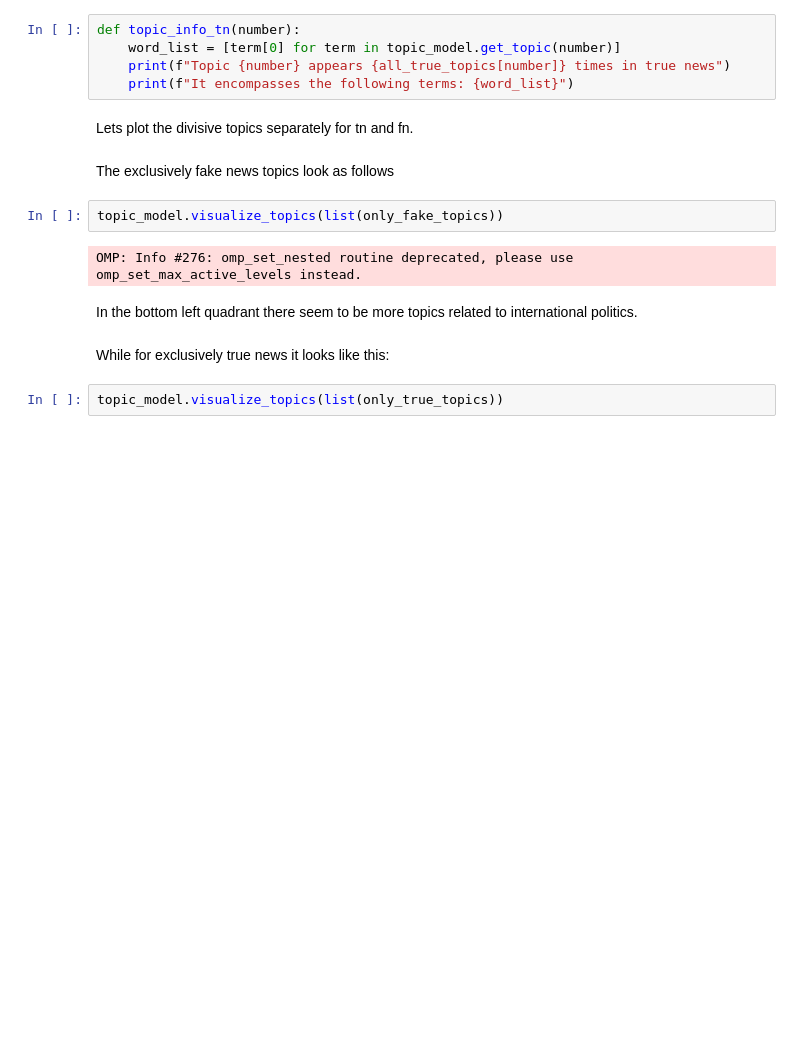
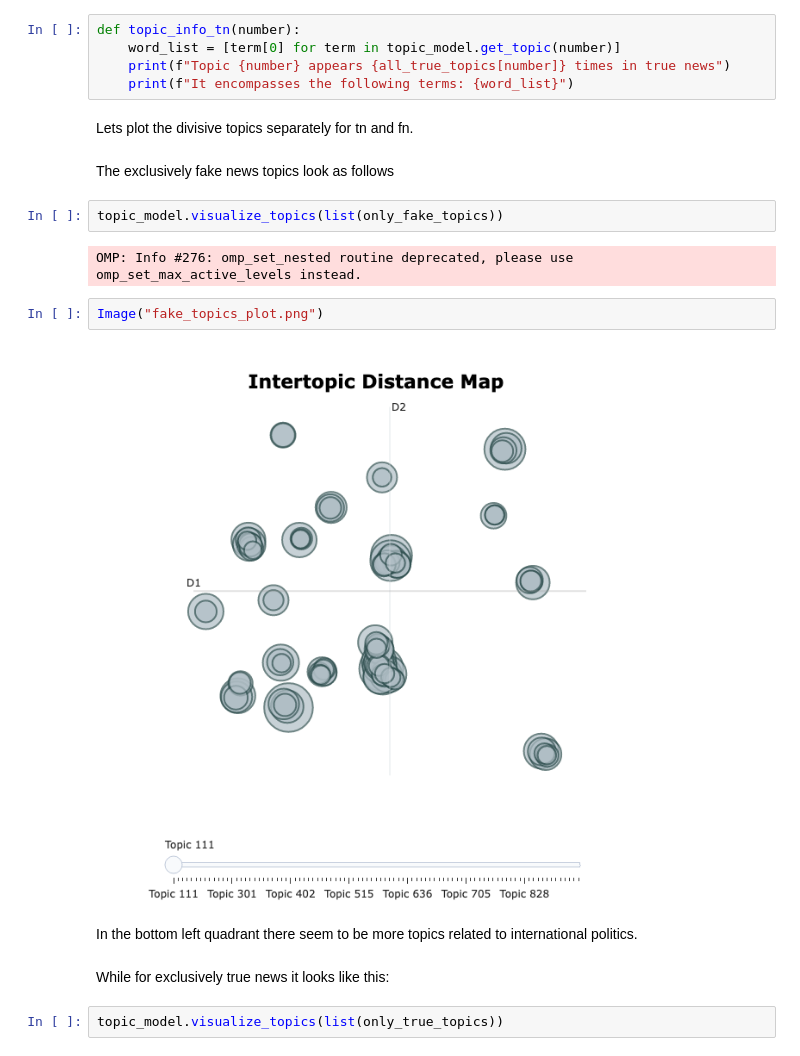
Before and after one commit to mariomauberger/fakeNewsClassification, a Jupyter notebook: similarTrueNewsRecommender.ipynb, the cells around one changed output. Cells and saved outputs as stored; diff of their text form; blank space fills up the shorter version.

Commit message:
add plots

```diff
--- a/similarTrueNewsRecommender.ipynb
+++ b/similarTrueNewsRecommender.ipynb
@@ -726,6 +727,10 @@ The exclusively fake news topics look as follows
 topic_model.visualize_topics(list(only_fake_topics))
 # %% [output]
 OMP: Info #276: omp_set_nested routine deprecated, please use omp_set_max_active_levels instead.
+# %%
+Image("fake_topics_plot.png")
+# %% [output]
+[figure, added]
 # %% [markdown]
 In the bottom left quadrant there seem to be more topics related to international politics.
 # %% [markdown]
```
Also changed, not shown: parts of 2 cells of this notebook, 2 other files.
